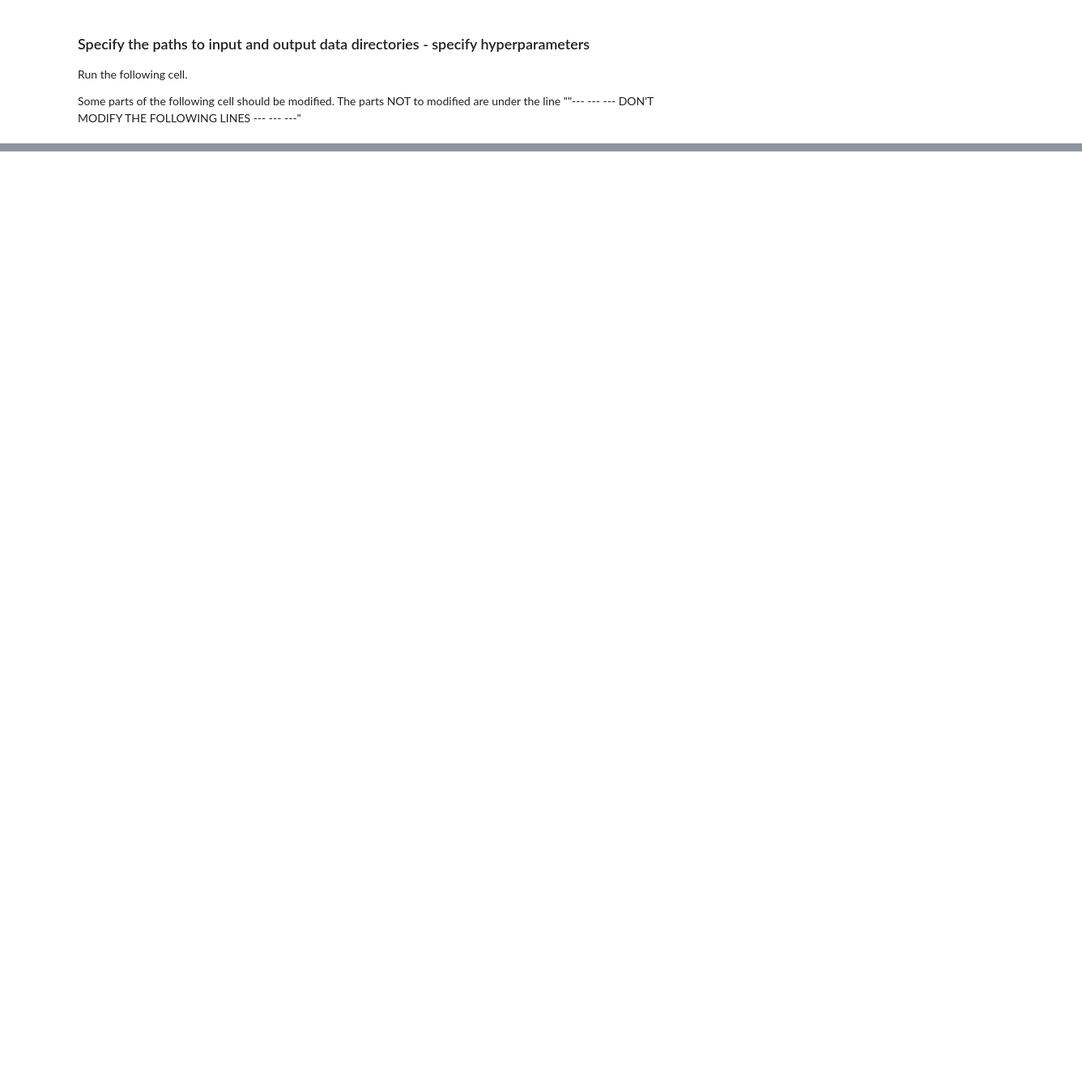
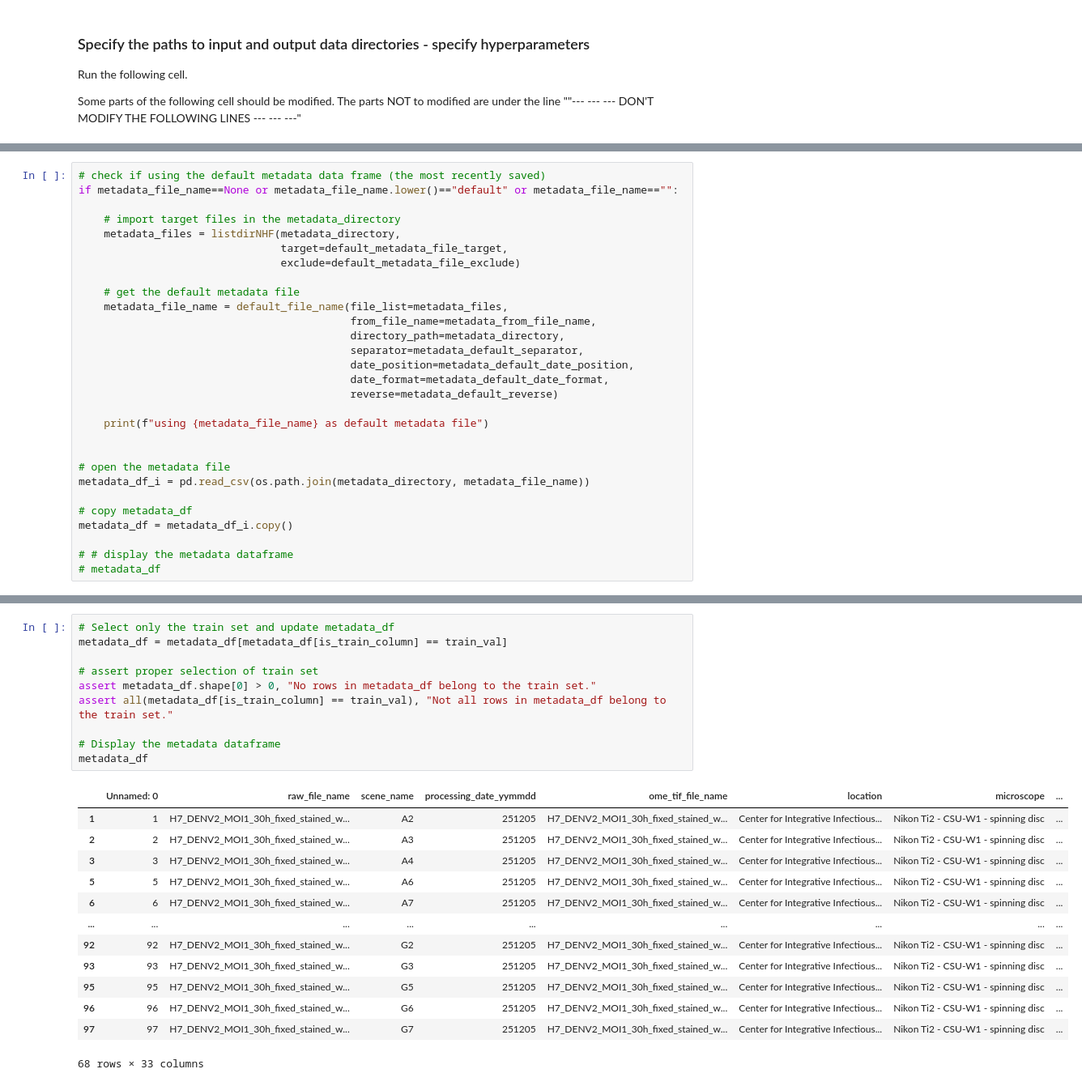
Before and after one commit to IDIP-Platform/ACID, a Jupyter notebook: notebooks/part5_segment_object.ipynb, the cells around one changed output, grey strips where cells are left out. Shown at 81% size. Drawn from its saved outputs; the diff is of its cells as text; blank space fills up the shorter version.

```diff
--- a/notebooks/part5_segment_object.ipynb
+++ b/notebooks/part5_segment_object.ipynb
@@ -317,0 +265,29 @@ Finished
+# %%
+# check if using the default metadata data frame (the most recently saved)
+if metadata_file_name==None or metadata_file_name.lower()=="default" or metadata_file_name=="":
+
+    # import target files in the metadata_directory
+    metadata_files = listdirNHF(metadata_directory,
+                                target=default_metadata_file_target,
+                                exclude=default_metadata_file_exclude)
+
+    # get the default metadata file
+    metadata_file_name = default_file_name(file_list=metadata_files,
+                                           from_file_name=metadata_from_file_name,
+                                           directory_path=metadata_directory,
+                                           separator=metadata_default_separator,
+                                           date_position=metadata_default_date_position,
+                                           date_format=metadata_default_date_format,
+                                           reverse=metadata_default_reverse)
+
+    print(f"using {metadata_file_name} as default metadata file")
+
+
+# open the metadata file
+metadata_df_i = pd.read_csv(os.path.join(metadata_directory, metadata_file_name))
+
+# copy metadata_df
+metadata_df = metadata_df_i.copy()
+
+# # display the metadata dataframe
+# metadata_df
@@ -318,3 +302,27 @@ Finished
+# %%
+# Select only the train set and update metadata_df
+metadata_df = metadata_df[metadata_df[is_train_column] == train_val]
+
+# assert proper selection of train set
+assert metadata_df.shape[0] > 0, "No rows in metadata_df belong to the train set."
+assert all(metadata_df[is_train_column] == train_val), "Not all rows in metadata_df belong to the train set."
+
+# Display the metadata dataframe
+metadata_df
+# %% [output]
+|  | Unnamed: 0 | raw_file_name | scene_name | processing_date_yymmdd | ome_tif_file_name | location | microscope | ... |
+| 1 | 1 | H7_DENV2_MOI1_30h_fixed_stained_w... | A2 | 251205 | H7_DENV2_MOI1_30h_fixed_stained_w... | Center for Integrative Infectious... | Nikon Ti2 - CSU-W1 - spinning disc | ... |
+| 2 | 2 | H7_DENV2_MOI1_30h_fixed_stained_w... | A3 | 251205 | H7_DENV2_MOI1_30h_fixed_stained_w... | Center for Integrative Infectious... | Nikon Ti2 - CSU-W1 - spinning disc | ... |
+| 3 | 3 | H7_DENV2_MOI1_30h_fixed_stained_w... | A4 | 251205 | H7_DENV2_MOI1_30h_fixed_stained_w... | Center for Integrative Infectious... | Nikon Ti2 - CSU-W1 - spinning disc | ... |
+| 5 | 5 | H7_DENV2_MOI1_30h_fixed_stained_w... | A6 | 251205 | H7_DENV2_MOI1_30h_fixed_stained_w... | Center for Integrative Infectious... | Nikon Ti2 - CSU-W1 - spinning disc | ... |
+| 6 | 6 | H7_DENV2_MOI1_30h_fixed_stained_w... | A7 | 251205 | H7_DENV2_MOI1_30h_fixed_stained_w... | Center for Integrative Infectious... | Nikon Ti2 - CSU-W1 - spinning disc | ... |
+| ... | ... | ... | ... | ... | ... | ... | ... | ... |
+| 92 | 92 | H7_DENV2_MOI1_30h_fixed_stained_w... | G2 | 251205 | H7_DENV2_MOI1_30h_fixed_stained_w... | Center for Integrative Infectious... | Nikon Ti2 - CSU-W1 - spinning disc | ... |
+| 93 | 93 | H7_DENV2_MOI1_30h_fixed_stained_w... | G3 | 251205 | H7_DENV2_MOI1_30h_fixed_stained_w... | Center for Integrative Infectious... | Nikon Ti2 - CSU-W1 - spinning disc | ... |
+| 95 | 95 | H7_DENV2_MOI1_30h_fixed_stained_w... | G5 | 251205 | H7_DENV2_MOI1_30h_fixed_stained_w... | Center for Integrative Infectious... | Nikon Ti2 - CSU-W1 - spinning disc | ... |
+| 96 | 96 | H7_DENV2_MOI1_30h_fixed_stained_w... | G6 | 251205 | H7_DENV2_MOI1_30h_fixed_stained_w... | Center for Integrative Infectious... | Nikon Ti2 - CSU-W1 - spinning disc | ... |
+| 97 | 97 | H7_DENV2_MOI1_30h_fixed_stained_w... | G7 | 251205 | H7_DENV2_MOI1_30h_fixed_stained_w... | Center for Integrative Infectious... | Nikon Ti2 - CSU-W1 - spinning disc | ... |
+68 rows × 33 columns
 # %% [markdown]
 ### Import CellPose and CellPose models - NOTE: this is kept separated from previous imports to allow notebook modularity
 
```
Also changed, not shown: parts of 15 cells of this notebook.
